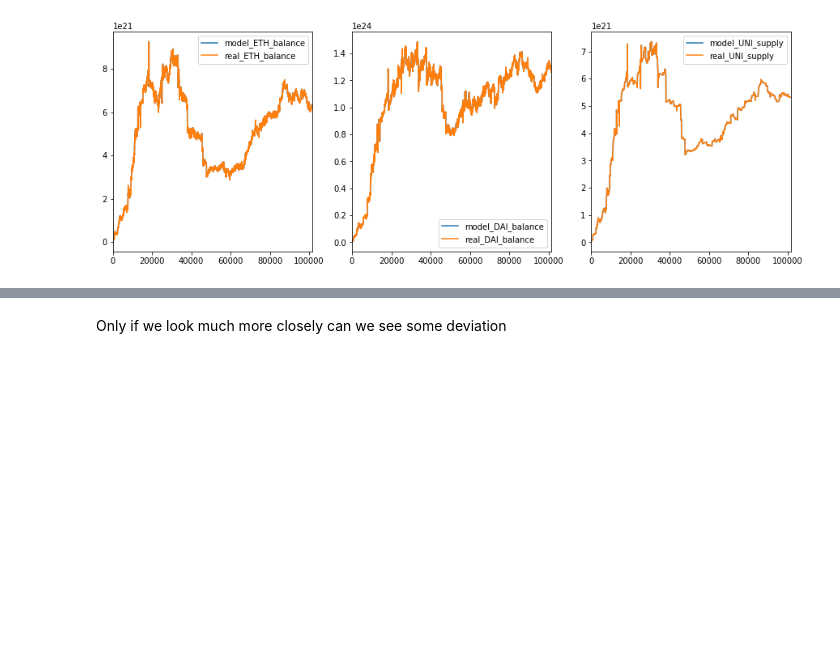
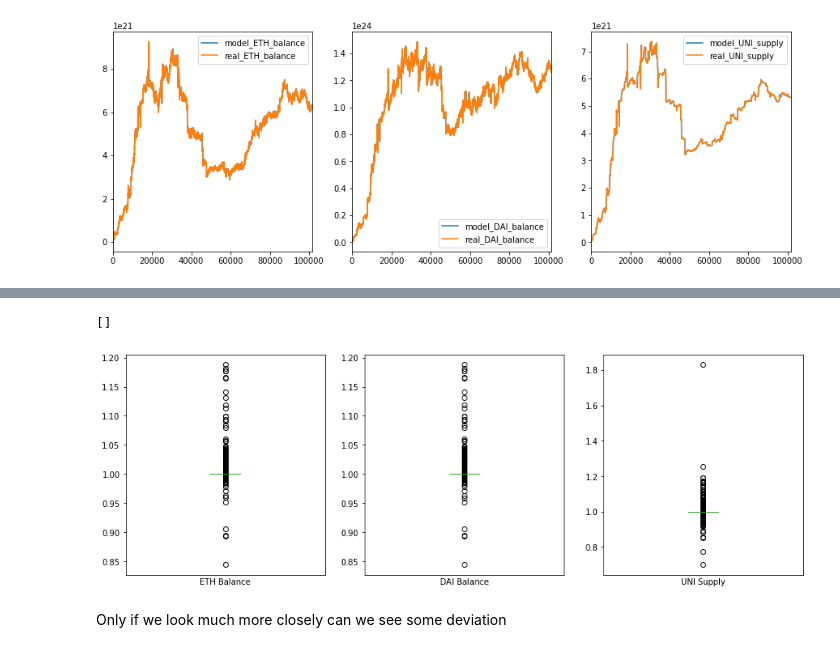
Before and after one commit to BlockScience/uniswap, a Jupyter notebook: simplified-uniswap.ipynb, the cells around one changed output, grey strips where cells are left out. Cells and saved outputs as stored; diff of their text form; code cells hidden in the pictures; blank space fills up the shorter version.

```diff
--- a/simplified-uniswap.ipynb
+++ b/simplified-uniswap.ipynb
@@ -387,3 +416,21 @@ real_history.astype(float).plot(ax=ax, y=['real_UNI_supply'])
+# %%
+import matplotlib.pyplot as plt
+plt.figure(figsize=(15,5))
+ax = plt.subplot(131)
+(model_history['model_ETH_balance']/real_history['real_ETH_balance']).plot.box(ax=ax)
+ax.xaxis.set_label_text('ETH Balance')
+ax.xaxis.set_ticks([])
+ax = plt.subplot(132)
+(model_history['model_DAI_balance']/real_history['real_DAI_balance']).plot.box(ax=ax)
+ax.xaxis.set_label_text('DAI Balance')
+ax.xaxis.set_ticks([])
+ax = plt.subplot(133)
+(model_history['model_UNI_supply']/real_history['real_UNI_supply']).plot.box(ax=ax)
+ax.xaxis.set_label_text('UNI Supply')
+ax.xaxis.set_ticks([])
+# %% [output]
+[]
+[figure, added]
 # %% [markdown]
 Only if we look much more closely can we see some deviation
 # %%
```
Also changed, not shown: parts of 22 cells of this notebook.
